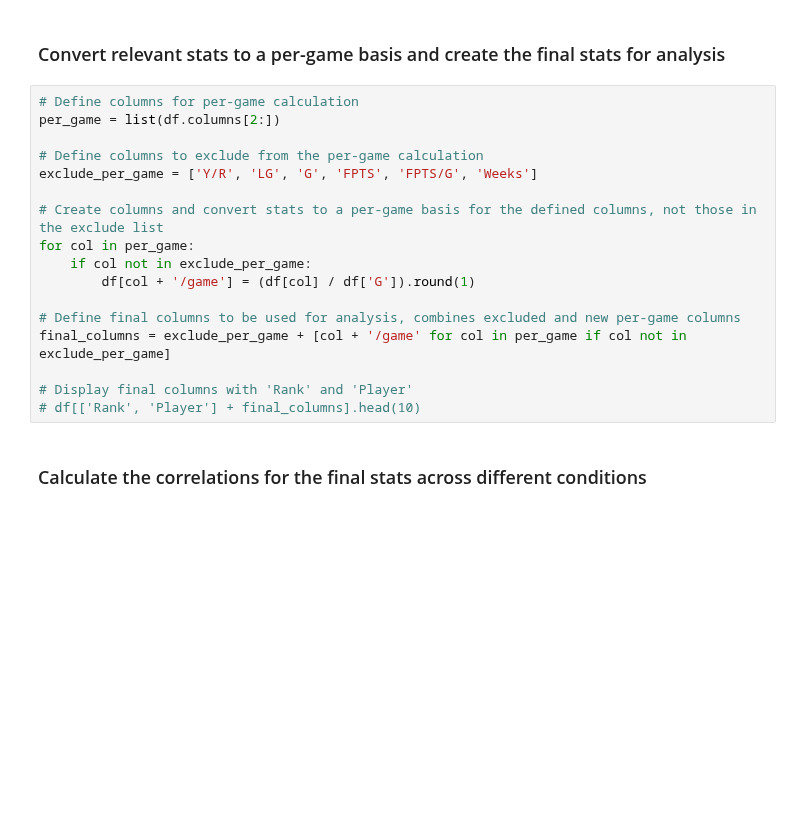
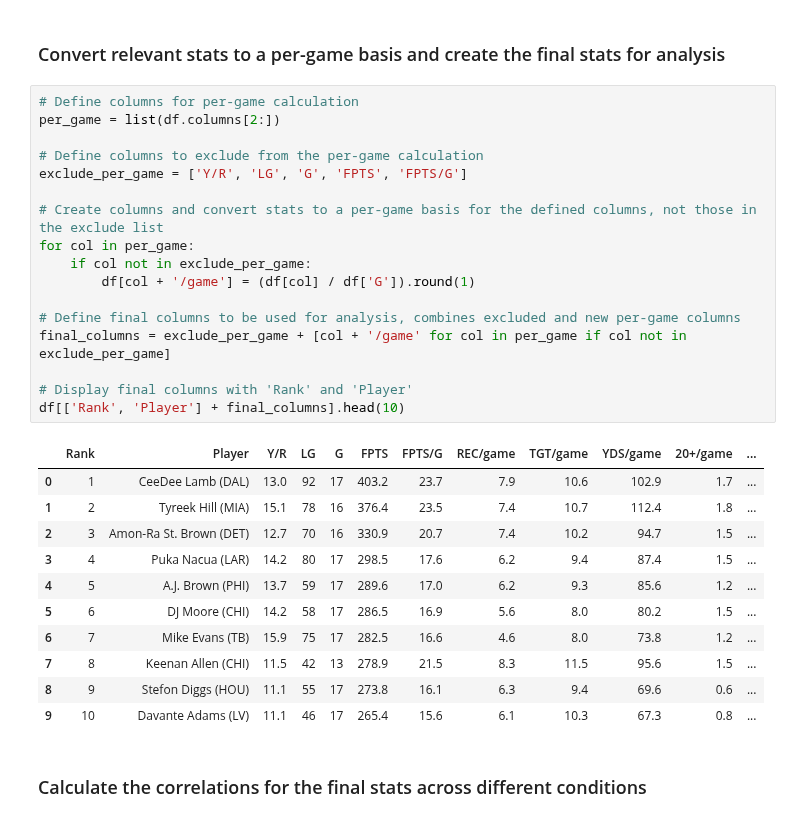
Before and after one commit to meltangonan/fantasy-football, a Jupyter notebook: WR/WR_Model_Full.ipynb, the cells around one changed output. Cells and saved outputs as stored; diff of their text form; blank space fills up the shorter version.

```diff
--- a/WR/WR_Model_Full.ipynb
+++ b/WR/WR_Model_Full.ipynb
@@ -66,20 +56,32 @@ df = df.sort_values(by='Rank')
 # %%
 # Define columns for per-game calculation
 per_game = list(df.columns[2:])
 
 # Define columns to exclude from the per-game calculation
-exclude_per_game = ['Y/R', 'LG', 'G', 'FPTS', 'FPTS/G', 'Weeks']
+exclude_per_game = ['Y/R', 'LG', 'G', 'FPTS', 'FPTS/G']
 
 # Create columns and convert stats to a per-game basis for the defined columns, not those in the exclude list
 for col in per_game:
     if col not in exclude_per_game:
         df[col + '/game'] = (df[col] / df['G']).round(1)
 
 # Define final columns to be used for analysis, combines excluded and new per-game columns
 final_columns = exclude_per_game + [col + '/game' for col in per_game if col not in exclude_per_game]
 
 # Display final columns with 'Rank' and 'Player'
-# df[['Rank', 'Player'] + final_columns].head(10)
+df[['Rank', 'Player'] + final_columns].head(10)
+# %% [output]
+|  | Rank | Player | Y/R | LG | G | FPTS | FPTS/G | REC/game | TGT/game | YDS/game | 20+/game | ... |
+| 0 | 1 | CeeDee Lamb (DAL) | 13.0 | 92 | 17 | 403.2 | 23.7 | 7.9 | 10.6 | 102.9 | 1.7 | ... |
+| 1 | 2 | Tyreek Hill (MIA) | 15.1 | 78 | 16 | 376.4 | 23.5 | 7.4 | 10.7 | 112.4 | 1.8 | ... |
+| 2 | 3 | Amon-Ra St. Brown (DET) | 12.7 | 70 | 16 | 330.9 | 20.7 | 7.4 | 10.2 | 94.7 | 1.5 | ... |
+| 3 | 4 | Puka Nacua (LAR) | 14.2 | 80 | 17 | 298.5 | 17.6 | 6.2 | 9.4 | 87.4 | 1.5 | ... |
+| 4 | 5 | A.J. Brown (PHI) | 13.7 | 59 | 17 | 289.6 | 17.0 | 6.2 | 9.3 | 85.6 | 1.2 | ... |
+| 5 | 6 | DJ Moore (CHI) | 14.2 | 58 | 17 | 286.5 | 16.9 | 5.6 | 8.0 | 80.2 | 1.5 | ... |
+| 6 | 7 | Mike Evans (TB) | 15.9 | 75 | 17 | 282.5 | 16.6 | 4.6 | 8.0 | 73.8 | 1.2 | ... |
+| 7 | 8 | Keenan Allen (CHI) | 11.5 | 42 | 13 | 278.9 | 21.5 | 8.3 | 11.5 | 95.6 | 1.5 | ... |
+| 8 | 9 | Stefon Diggs (HOU) | 11.1 | 55 | 17 | 273.8 | 16.1 | 6.3 | 9.4 | 69.6 | 0.6 | ... |
+| 9 | 10 | Davante Adams (LV) | 11.1 | 46 | 17 | 265.4 | 15.6 | 6.1 | 10.3 | 67.3 | 0.8 | ... |
 # %% [markdown]
 ### Calculate the correlations for the final stats across different conditions
 # %%
```
Also changed, not shown: parts of 7 cells of this notebook.
